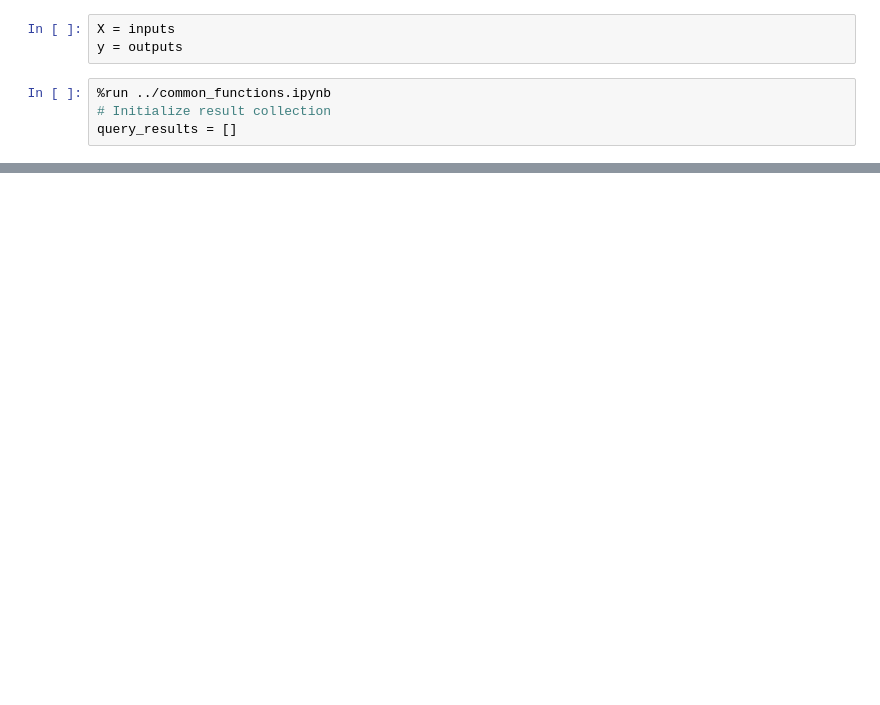
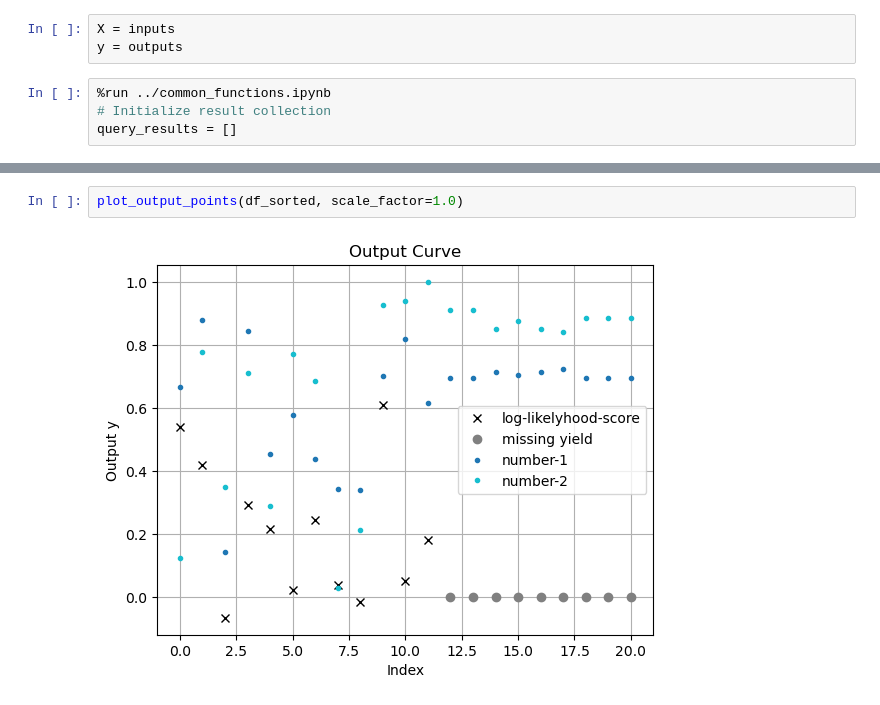
Before and after one commit to ajay-falcon-ai/Capstone-Black-Box-functions, a Jupyter notebook: function_2/function_2.ipynb, the cells around one changed output, grey strips where cells are left out. Drawn from its saved outputs; the diff is of its cells as text; blank space fills up the shorter version.

```diff
--- a/function_2/function_2.ipynb
+++ b/function_2/function_2.ipynb
@@ -207,0 +247,4 @@ Score: 3.834134
+# %%
+plot_output_points(df_sorted, scale_factor=1.0)
+# %% [output]
+[figure, added]
```
Also changed, not shown: parts of 17 cells of this notebook, 25 other files.
